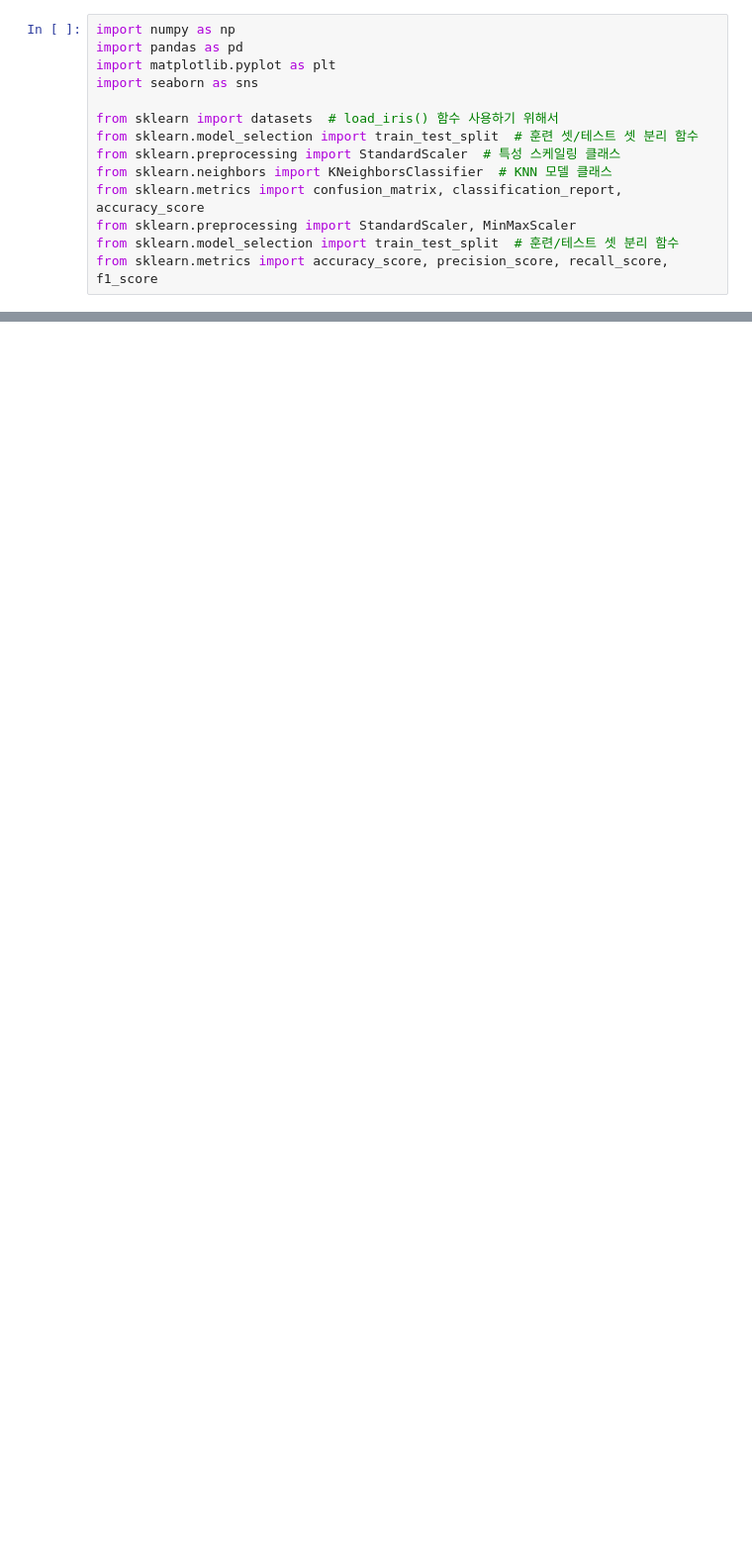
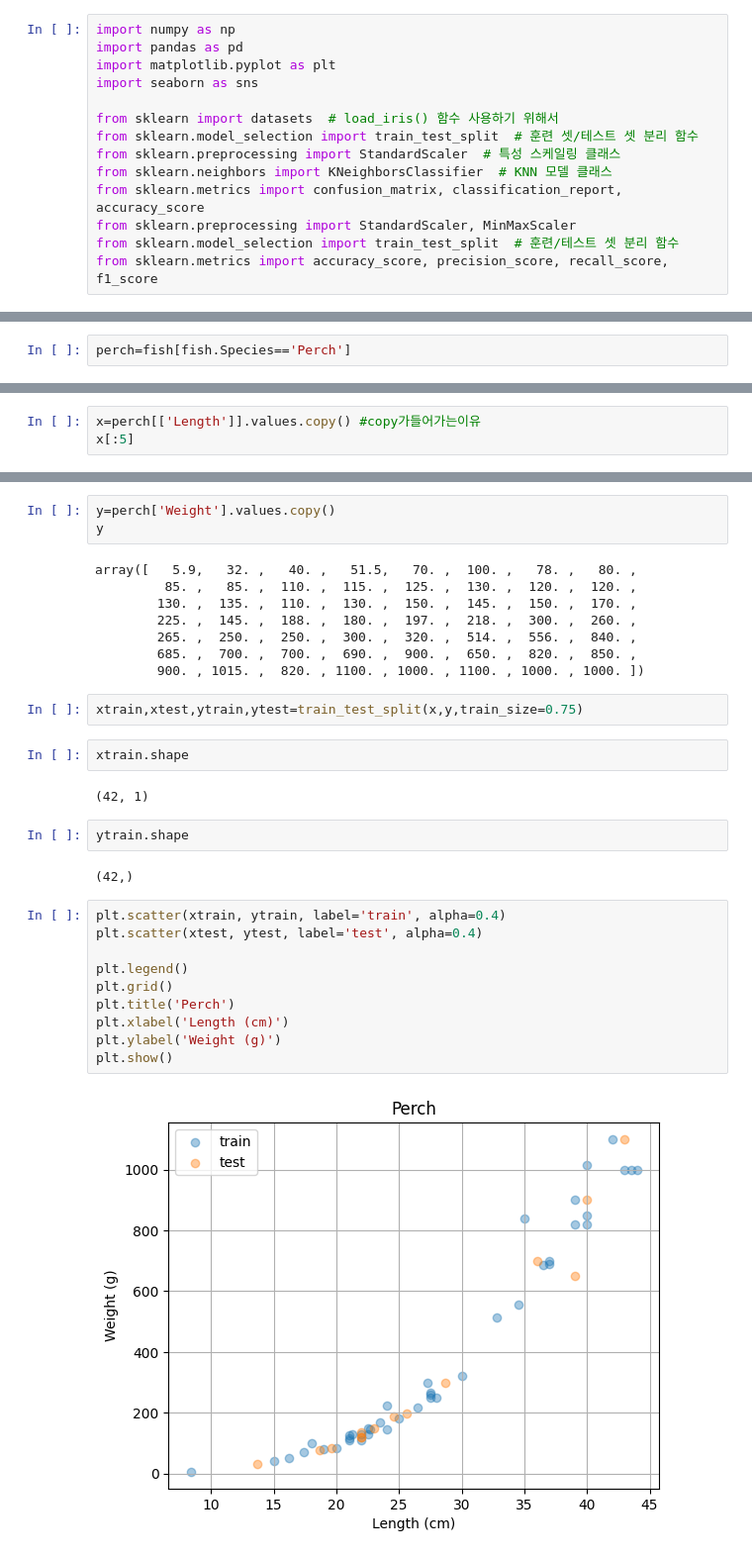
Before and after one commit to eogks1235-byte/202511_BD53_-, a Jupyter notebook: etc/Untitled0.ipynb, the cells around one changed output, grey strips where cells are left out. Shown at 99% size. Saved outputs shown, nothing was run; the diff lists cells and outputs as text; blank space fills up the shorter version.

```diff
--- a/etc/Untitled0.ipynb
+++ b/etc/Untitled0.ipynb
@@ -628,0 +34,2 @@ plt.show()
+# %%
+perch=fish[fish.Species=='Perch']
@@ -628,0 +56,3 @@ plt.show()
+# %%
+x=perch[['Length']].values.copy() #copy가들어가는이유
+x[:5]
@@ -628,0 +69,33 @@ plt.show()
+# %%
+y=perch['Weight'].values.copy()
+y
+# %% [output]
+array([   5.9,   32. ,   40. ,   51.5,   70. ,  100. ,   78. ,   80. ,
+         85. ,   85. ,  110. ,  115. ,  125. ,  130. ,  120. ,  120. ,
+        130. ,  135. ,  110. ,  130. ,  150. ,  145. ,  150. ,  170. ,
+        225. ,  145. ,  188. ,  180. ,  197. ,  218. ,  300. ,  260. ,
+        265. ,  250. ,  250. ,  300. ,  320. ,  514. ,  556. ,  840. ,
+        685. ,  700. ,  700. ,  690. ,  900. ,  650. ,  820. ,  850. ,
+        900. , 1015. ,  820. , 1100. , 1000. , 1100. , 1000. , 1000. ])
+# %%
+xtrain,xtest,ytrain,ytest=train_test_split(x,y,train_size=0.75)
+# %%
+xtrain.shape
+# %% [output]
+(42, 1)
+# %%
+ytrain.shape
+# %% [output]
+(42,)
+# %%
+plt.scatter(xtrain, ytrain, label='train', alpha=0.4)
+plt.scatter(xtest, ytest, label='test', alpha=0.4)
+
+plt.legend()
+plt.grid()
+plt.title('Perch')
+plt.xlabel('Length (cm)')
+plt.ylabel('Weight (g)')
+plt.show()
+# %% [output]
+[figure, added]
```
Also changed, not shown: parts of 84 cells of this notebook.
